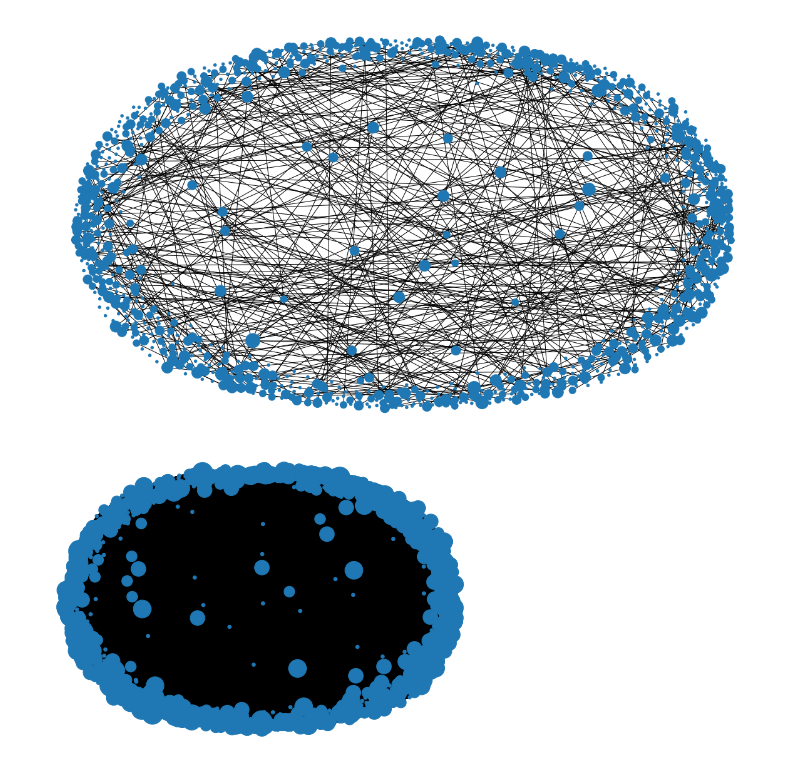
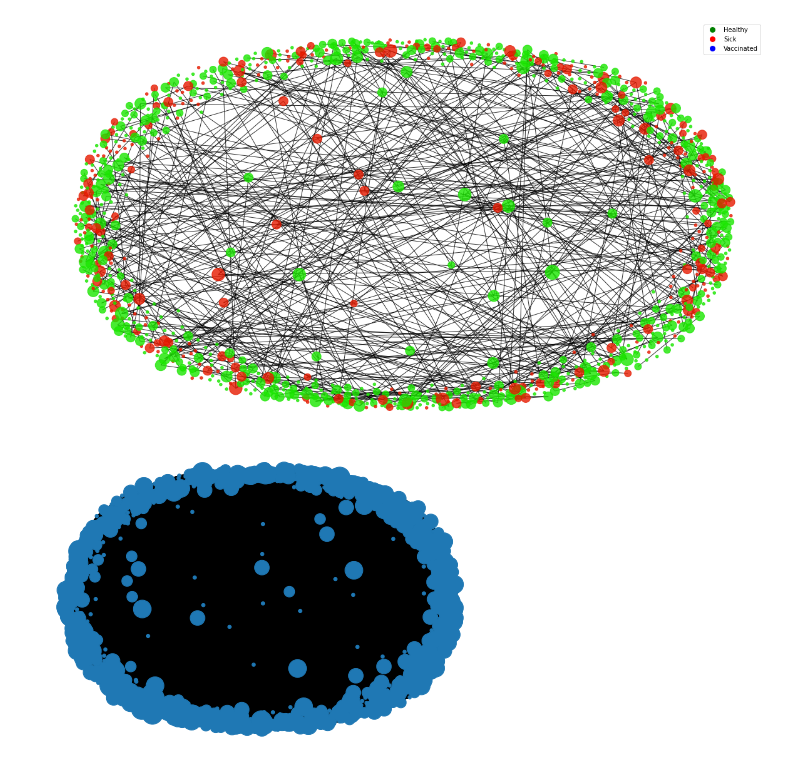
Before and after one commit to MateuszS312/ADN_complex_network, a Jupyter notebook: ADN_complex_network.ipynb, the cells around one changed output. Drawn from its saved outputs; the diff is of its cells as text; code cells hidden in the pictures.

```diff
--- a/ADN_complex_network.ipynb
+++ b/ADN_complex_network.ipynb
@@ -63,0 +64,7 @@ len(graph_list)
+# %%
+
+#create custom color map to disinguish between sick, healthy and vaccinated
+pos=nx.spring_layout(G,k=1)
+colors = [ (0.1, 0.9, 0),(0.9, 0.1, 0)]
+cmap = LinearSegmentedColormap.from_list('cmap_own', colors, N=2)
+plot_graph(G,pos,cmap)
@@ -64,41 +154,34 @@ len(graph_list)
 # %%
-from matplotlib.animation import FuncAnimation, PillowWriter, FFMpegWriter
-# initialization function: plot the background of each frame
 def init_graph():
     plt.plot()
 
 # animation function. This is called sequentially
 def animate_graph(ii):
     plt.clf()
+    node_color = list(nx.get_node_attributes(graph_list[ii],'state').values())
     node_size=[20+v*100 for v in dict(graph_list[ii].degree).values()]
-    nx.draw(graph_list[ii],pos= pos,  vmin=0, vmax=2,node_size=node_size)
-    # red_circle = mlines.Line2D(range(1),range(1),color="white", marker='o', markerfacecolor="red",markersize=10)
-    # green_circle = mlines.Line2D(range(1),range(1),color="white", marker='o', markerfacecolor="green",markersize=10)
-    # blue_circle=mlines.Line2D(range(1),range(1),color="white", marker='o', markerfacecolor="blue",markersize=10)
-    # plt.legend((green_circle,red_circle,blue_circle),('Healthy','Sick','Vaccinated'))
+    nx.draw(graph_list[ii],pos= pos, node_color =node_color, vmin=0, vmax=2, cmap =cmap,node_size=node_size,alpha=0.8)
+    red_circle = mlines.Line2D(range(1),range(1),color="white", marker='o', markerfacecolor="red",markersize=10)
+    green_circle = mlines.Line2D(range(1),range(1),color="white", marker='o', markerfacecolor="green",markersize=10)
+    blue_circle=mlines.Line2D(range(1),range(1),color="white", marker='o', markerfacecolor="blue",markersize=10)
+    plt.legend((green_circle,red_circle,blue_circle),('Healthy','Sick','Vaccinated'))
 
-
-#create initial layout for plots
-pos=nx.spring_layout(G,k=1)
 
 # First set up the figure, the axis, and the plot element we want to animate
 fig = plt.figure(figsize=((16,9)))
 plt.title('Time evolution of SIS model with vaccination')
-#create custom color map to disinguish between sick, healthy and vaccinated
-colors = [ (0.1, 0.9, 0),(0.9, 0.1, 0), (0, 0, 1)]
-cmap = LinearSegmentedColormap.from_list('cmap_own', colors, N=3)
 
 # call the animator
 anim = animation.FuncAnimation(fig, animate_graph, init_func=init_graph, interval=100,frames=len(graph_list))
 rc('animation', html='html5')
 # anim.save("Graph.gif", dpi=300, writer=PillowWriter(fps=25))
 # save animation to file
 # writer = animation.writers['ffmpeg']
-writer = FFMpegWriter(fps=60, metadata=dict(artist='Me'), bitrate=2500)
+writer = FFMpegWriter(fps=15, metadata=dict(artist='Me'), bitrate=1800)
 anim.save('time_evolution_of_graph.mp4', writer=writer)
 # anim
 # %% [output]
-[figure, old version]
+[figure, new version]
 # %%
 H=nx.Graph()
 H.add_nodes_from(nodes)
```
Also changed, not shown: parts of 12 cells of this notebook.
